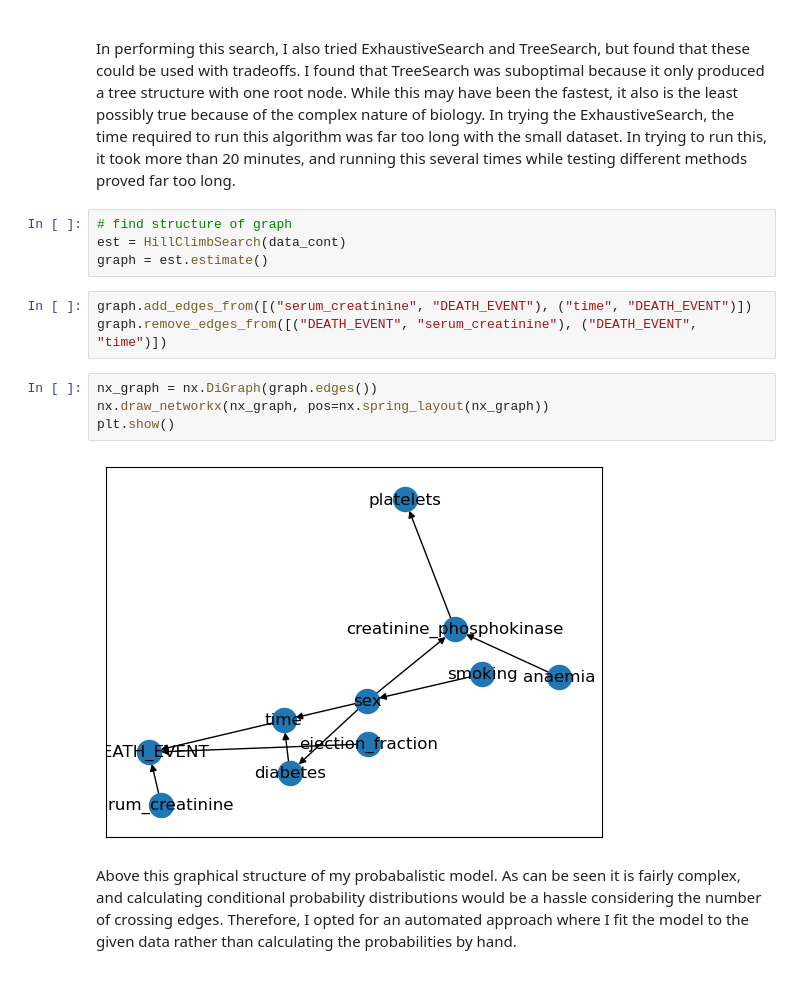
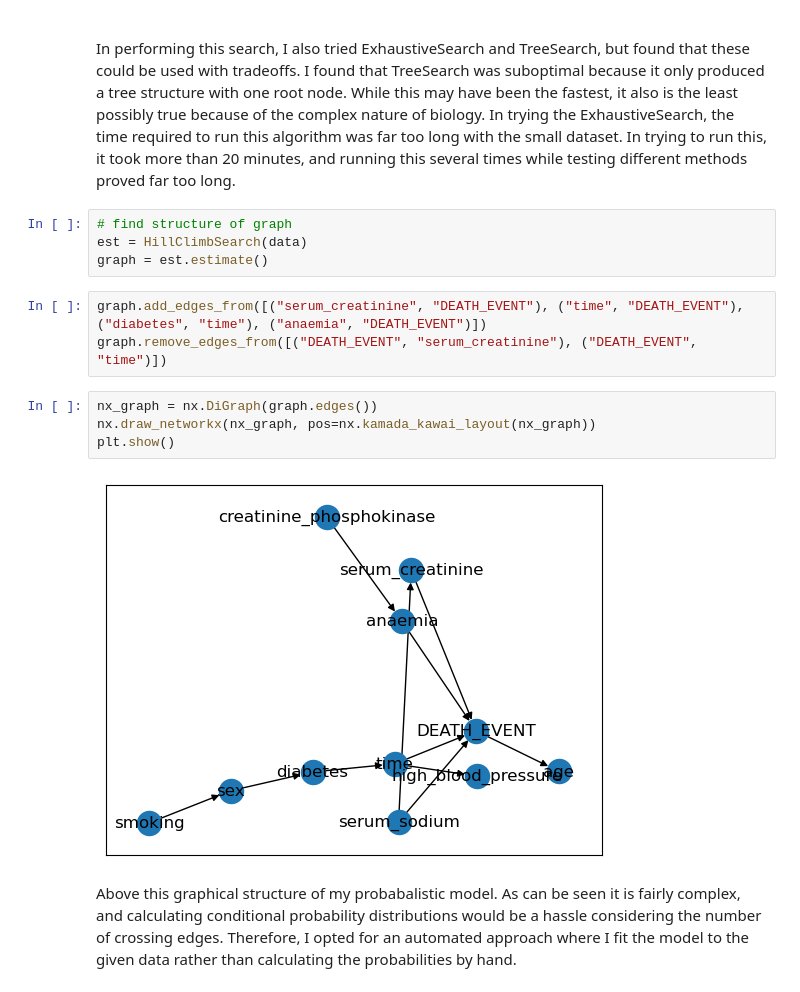
Before and after one commit to sakinkirti/CSDS491, a Jupyter notebook: A2/CSDS491-A2E-sak207.ipynb, the cells around one changed output. Saved outputs shown, nothing was run; the diff lists cells and outputs as text.

```diff
--- a/CSDS491-A2E-sak207.ipynb
+++ b/A2/CSDS491-A2E-sak207.ipynb
@@ -146,17 +147,17 @@ This paper, however, was not able to give me all the necessary information to ge
 In performing this search, I also tried ExhaustiveSearch and TreeSearch, but found that these could be used with tradeoffs. I found that TreeSearch was suboptimal because it only produced a tree structure with one root node. While this may have been the fastest, it also is the least possibly true because of the complex nature of biology. In trying the ExhaustiveSearch, the time required to run this algorithm was far too long with the small dataset. In trying to run this, it took more than 20 minutes, and running this several times while testing different methods proved far too long.
 # %%
 # find structure of graph
-est = HillClimbSearch(data_cont)
+est = HillClimbSearch(data)
 graph = est.estimate()
 # %%
-graph.add_edges_from([("serum_creatinine", "DEATH_EVENT"), ("time", "DEATH_EVENT")])
+graph.add_edges_from([("serum_creatinine", "DEATH_EVENT"), ("time", "DEATH_EVENT"), ("diabetes", "time"), ("anaemia", "DEATH_EVENT")])
 graph.remove_edges_from([("DEATH_EVENT", "serum_creatinine"), ("DEATH_EVENT", "time")])
 # %%
 nx_graph = nx.DiGraph(graph.edges())
-nx.draw_networkx(nx_graph, pos=nx.spring_layout(nx_graph))
+nx.draw_networkx(nx_graph, pos=nx.kamada_kawai_layout(nx_graph))
 plt.show()
 # %% [output]
-[figure, old version]
+[figure, new version]
 # %% [markdown]
 Above this graphical structure of my probabalistic model. As can be seen it is fairly complex, and calculating conditional probability distributions would be a hassle considering the number of crossing edges. Therefore, I opted for an automated approach where I fit the model to the given data rather than calculating the probabilities by hand.
 # %% [markdown]
```
Also changed, not shown: parts of 4 cells of this notebook, 9 other files.
